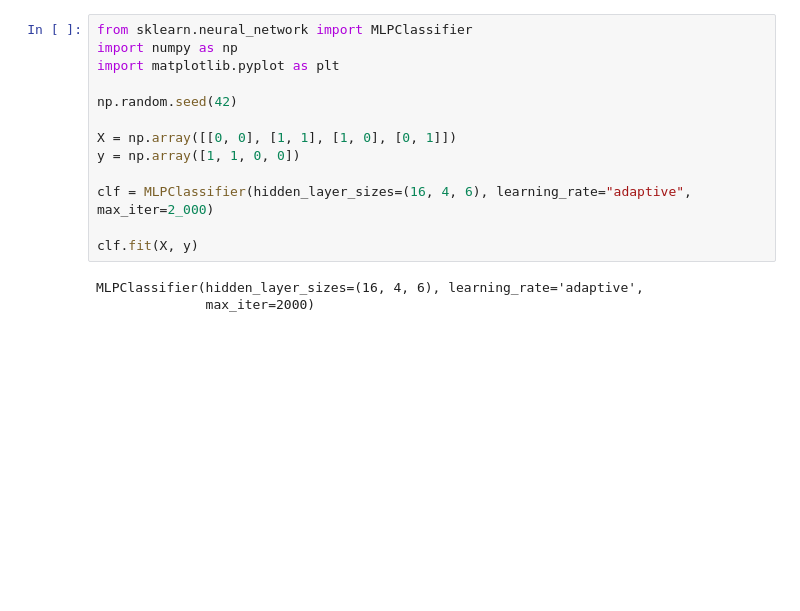
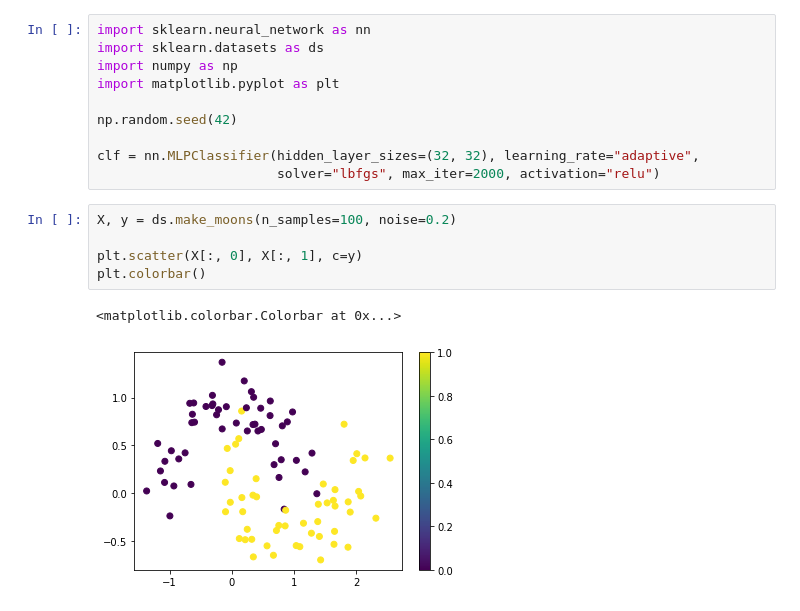
Before and after one commit to rkhaimov/ml-learn, a Jupyter notebook: nn.ipynb, the cells around one changed output. Saved outputs shown, nothing was run; the diff lists cells and outputs as text; blank space fills up the shorter version.

```diff
--- a/nn.ipynb
+++ b/nn.ipynb
@@ -1,16 +1,18 @@
 # %%
-from sklearn.neural_network import MLPClassifier
+import sklearn.neural_network as nn
+import sklearn.datasets as ds
 import numpy as np
 import matplotlib.pyplot as plt
 
 np.random.seed(42)
 
-X = np.array([[0, 0], [1, 1], [1, 0], [0, 1]])
-y = np.array([1, 1, 0, 0])
-
-clf = MLPClassifier(hidden_layer_sizes=(16, 4, 6), learning_rate="adaptive", max_iter=2_000)
-
-clf.fit(X, y)
+clf = nn.MLPClassifier(hidden_layer_sizes=(32, 32), learning_rate="adaptive",
+                       solver="lbfgs", max_iter=2000, activation="relu")
-# %% [output]
-MLPClassifier(hidden_layer_sizes=(16, 4, 6), learning_rate='adaptive',
-              max_iter=2000)
+# %%
+X, y = ds.make_moons(n_samples=100, noise=0.2)
+
+plt.scatter(X[:, 0], X[:, 1], c=y)
+plt.colorbar()
+# %% [output]
+<matplotlib.colorbar.Colorbar at 0x...>
+[figure, added]
```
Also changed, not shown: parts of 2 cells of this notebook.
